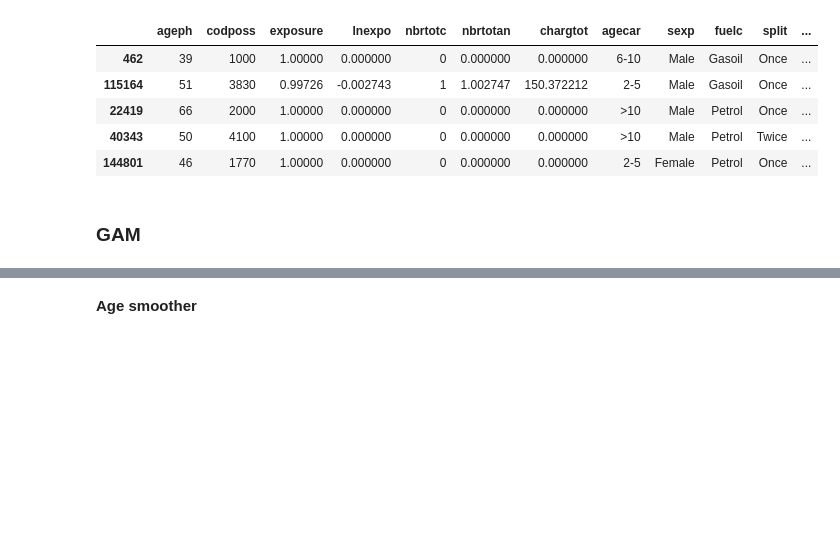
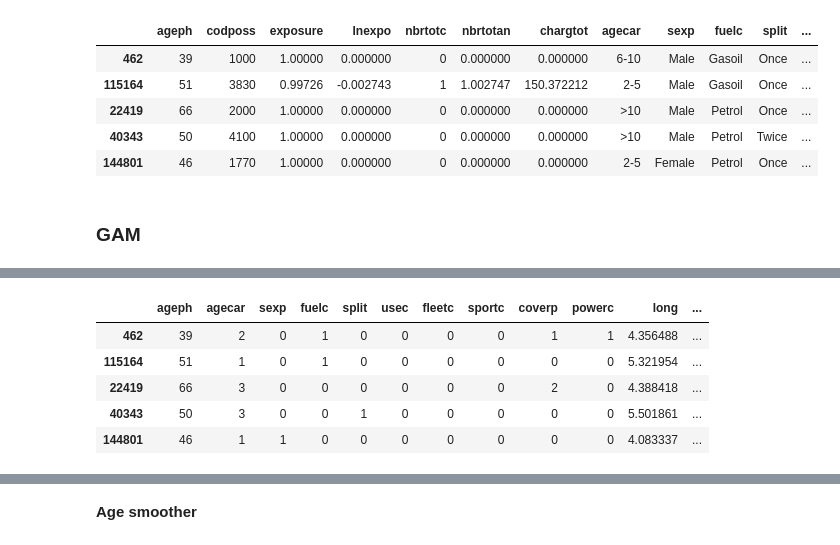
Before and after one commit to Pabb0/claims_analysis, a Jupyter notebook: script/analysis.ipynb, the cells around one changed output, grey strips where cells are left out. Drawn from its saved outputs; the diff is of its cells as text; code cells hidden in the pictures; blank space fills up the shorter version.

```diff
--- a/script/analysis.ipynb
+++ b/script/analysis.ipynb
@@ -264,91 +270,19 @@ from pygam import s, te, f
 # Preprocessing for GAM
 
 y = X_train['nbrtotc'].values
+
+exposure = X_train['exposure'].values
+spatial_plot_exposure = postal_code_df_plot['exposure'].values
+
 X_df = X_train[['ageph', 'agecar', 'sexp', 'fuelc', 'split', 'usec', 'fleetc', 'sportc', 'coverp', 'powerc', 'long', 'lat']]
 spatial_plot_X_df = postal_code_df_plot[['ageph', 'agecar', 'sexp', 'fuelc', 'split', 'usec', 'fleetc', 'sportc', 'coverp', 'powerc', 'long', 'lat']]
 
-mapping_agecar = {
-    '0-1': 0,
-    '2-5': 1,
-    '6-10': 2,
-    '>10': 3
-}
+categorical_vars = ['agecar', 'sexp', 'fuelc', 'split', 'usec', 'fleetc', 'sportc', 'coverp', 'powerc']
+X_df = cat_to_num(X_df, categorical_vars)
+X = X_df.values
 
-mapping_sexp = {
-    'Male': 0,
-    'Female': 1
-}
-
-mapping_fuelc = {
-    'Petrol': 0,
-    'Gasoil': 1
-}
-
-mapping_split = {
-    'Once': 0,
-    'Twice': 1,
-    'Thrice': 2,
-    'Monthly': 3
-}
-
-mapping_usec = {
-    'Private': 0,
-    'Professional': 1
-}
-
-mapping_fleetc = {
-    'No': 0,
-    'Yes': 1
-}
-
-mapping_sportc = {
-    'No': 0,
-    'Yes': 1
-}
-
-mapping_coverp = {
-    'MTPL': 0,
-    'MTPL+': 1,
-    'MTPL+++': 2
-}
-
-mapping_powerc = {
-    '<66': 0,
-    '66-110': 1,
-    '>110': 2
-}
-
-
-
-X_df = X_df.replace(
-    {
-        'agecar': mapping_agecar,
-        'sexp': mapping_sexp,
-        'fuelc': mapping_fuelc,
-        'split': mapping_split,
-        'usec': mapping_usec,
-        'fleetc':mapping_fleetc,
-        'sportc': mapping_sportc,
-        'coverp': mapping_coverp,
-        'powerc': mapping_powerc
-    }
-)
-spatial_plot_X_df = spatial_plot_X_df.replace(
-    {
-        'agecar': mapping_agecar,
-        'sexp': mapping_sexp,
-        'fuelc': mapping_fuelc,
-        'split': mapping_split,
-        'usec': mapping_usec,
-        'fleetc':mapping_fleetc,
-        'sportc': mapping_sportc,
-        'coverp': mapping_coverp,
-        'powerc': mapping_powerc
-    }
-)
-
-X = X_df.values
+spatial_plot_X_df = cat_to_num(spatial_plot_X_df, categorical_vars)
 spatial_plot_X = spatial_plot_X_df.values
 
-exposure = X_train['exposure'].values
-spatial_plot_exposure = postal_code_df_plot['exposure'].values
+X_df.head()
+# %% [output]
@@ -355,2 +299,8 @@ spatial_plot_exposure = postal_code_df_plot['exposure'].values
+|  | ageph | agecar | sexp | fuelc | split | usec | fleetc | sportc | coverp | powerc | long | ... |
+| 462 | 39 | 2 | 0 | 1 | 0 | 0 | 0 | 0 | 1 | 1 | 4.356488 | ... |
+| 115164 | 51 | 1 | 0 | 1 | 0 | 0 | 0 | 0 | 0 | 0 | 5.321954 | ... |
+| 22419 | 66 | 3 | 0 | 0 | 0 | 0 | 0 | 0 | 2 | 0 | 4.388418 | ... |
+| 40343 | 50 | 3 | 0 | 0 | 1 | 0 | 0 | 0 | 0 | 0 | 5.501861 | ... |
+| 144801 | 46 | 1 | 1 | 0 | 0 | 0 | 0 | 0 | 0 | 0 | 4.083337 | ... |
 # %%
 # Fit GAM
```
Also changed, not shown: parts of 18 cells of this notebook, 1 other file.
